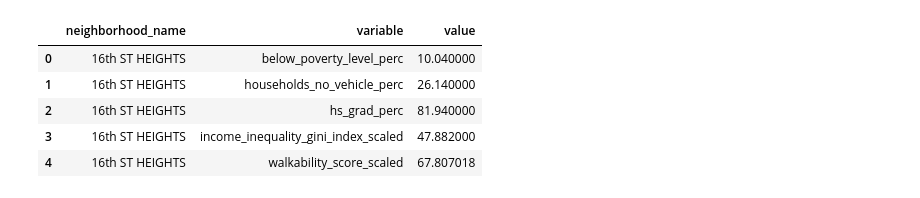
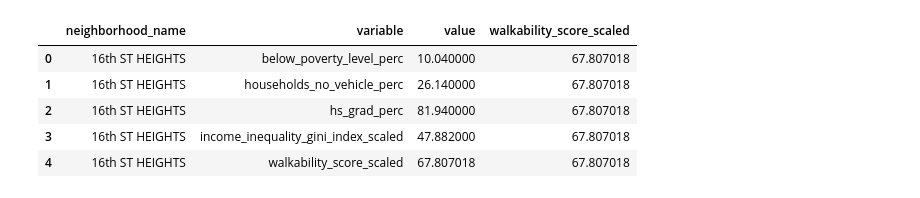
Before and after one commit to valeriavla/dc_walkability, a Jupyter notebook: code/interactive-walkability-bargraph.ipynb, the cells around one changed output. Saved outputs shown, nothing was run; the diff lists cells and outputs as text; code cells hidden in the pictures.

Commit message:
changed color so that its avg walkability score of that neighborhood

```diff
--- a/code/interactive-walkability-bargraph.ipynb
+++ b/code/interactive-walkability-bargraph.ipynb
@@ -65,28 +45,23 @@ choro_map = (alt.Chart(merged_df)
 # %%
-# ['geometry', 'STATEFP', 'COUNTYFP', 'TRACTCE', 'GEOID_x', 'NAME',
-#        'NAMELSAD', 'MTFCC', 'FUNCSTAT', 'ALAND', 'AWATER', 'INTPTLAT',
-#        'INTPTLON', 'geoid_tract_20', 'census_tract_name', 'depressed_perc',
-#        'black_non_hisp_perc', 'white_non_hisp_perc', 'hispanic_latino_perc',
-#        '3_plus_cre_risk_factors_perc', 'below_poverty_level_perc',
-#        'no_health_insurance_perc', 'male_perc', 'female_perc',
-#        'income_inequality_gini_index', 'hs_grad_perc',
-#        'households_no_vehicle_perc', 'households_w_internet_perc',
-#        'walkability_score', 'GEOID_y', 'neighborhood_name']
-
+# turn the dataframe into long data so that the bar chart can be created with each outcome as a bar
 neighborhood_df = pd.melt(merged_df, id_vars = 'neighborhood_name', value_vars = ['walkability_score_scaled',
                                                                                     'below_poverty_level_perc',
                                                                                     'income_inequality_gini_index_scaled',
                                                                                     'hs_grad_perc',
                                                                                     'households_no_vehicle_perc'
                                                                                    ])
 
 neighborhood_df = neighborhood_df.groupby(['neighborhood_name', 'variable'])['value'].mean().reset_index()
+walk_scores = dict(zip(list(neighborhood_df[neighborhood_df.variable=='walkability_score_scaled']['neighborhood_name']),
+                       list(neighborhood_df[neighborhood_df.variable=='walkability_score_scaled']['value'])
+                      ))
+neighborhood_df.loc[:, 'walkability_score_scaled'] = neighborhood_df['neighborhood_name'].map(walk_scores)
 
 neighborhood_df.head()
 # %% [output]
-|  | neighborhood_name | variable | value |
-| 0 | 16th ST HEIGHTS | below_poverty_level_perc | 10.040000 |
-| 1 | 16th ST HEIGHTS | households_no_vehicle_perc | 26.140000 |
-| 2 | 16th ST HEIGHTS | hs_grad_perc | 81.940000 |
-| 3 | 16th ST HEIGHTS | income_inequality_gini_index_scaled | 47.882000 |
-| 4 | 16th ST HEIGHTS | walkability_score_scaled | 67.807018 |
+|  | neighborhood_name | variable | value | walkability_score_scaled |
+| 0 | 16th ST HEIGHTS | below_poverty_level_perc | 10.040000 | 67.807018 |
+| 1 | 16th ST HEIGHTS | households_no_vehicle_perc | 26.140000 | 67.807018 |
+| 2 | 16th ST HEIGHTS | hs_grad_perc | 81.940000 | 67.807018 |
+| 3 | 16th ST HEIGHTS | income_inequality_gini_index_scaled | 47.882000 | 67.807018 |
+| 4 | 16th ST HEIGHTS | walkability_score_scaled | 67.807018 | 67.807018 |
```
Also changed, not shown: parts of 9 cells of this notebook.
